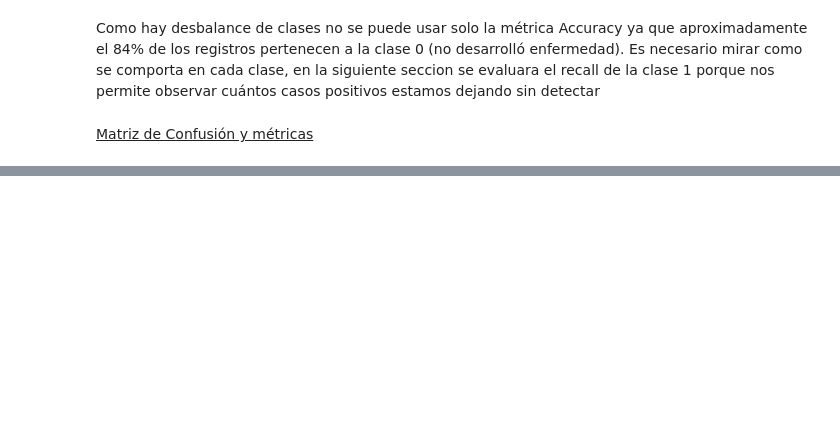
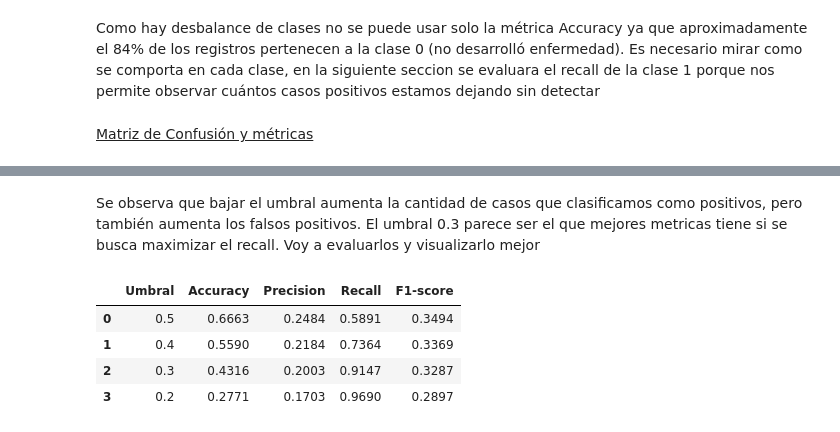
Before and after one commit to FlorenciaPavon/seminario_2026_Florencia_Pavon, a Jupyter notebook: TP_final_integrador/notebook/entrenamiento.ipynb, the cells around one changed output, grey strips where cells are left out. Saved outputs shown, nothing was run; the diff lists cells and outputs as text; code cells hidden in the pictures; blank space fills up the shorter version.

Commit message:
entrenamiento y prueba del modelo

```diff
--- a/TP_final_integrador/notebook/entrenamiento.ipynb
+++ b/TP_final_integrador/notebook/entrenamiento.ipynb
@@ -343,7 +351,11 @@ preprocessor = ColumnTransformer(
 # %%
 model = Pipeline(steps=[
     ("preprocessor", preprocessor),
-    ("classifier", LogisticRegression(max_iter=1000))
+    #("classifier", LogisticRegression(max_iter=1000)) se cambia mas adelante ver explicacion
+    ("classifier", LogisticRegression(
+    max_iter=1000,
+    class_weight="balanced"
+    ))
 ])
 # %% [markdown]
 Entrenamiento y evaluación
@@ -383,0 +460,8 @@ weighted avg       0.78      0.84      0.79       848
+# %%
+y_proba_balanceado = model.predict_proba(X_test)[:, 1]
+# %%
+for threshold in [0.5, 0.4, 0.3, 0.2]:
+    y_pred_threshold = (y_proba_balanceado >= threshold).astype(int)
+
+    print(f"\nUmbral: {threshold}")
+    print(classification_report(y_test, y_pred_threshold))
@@ -383,0 +486,30 @@ weighted avg       0.78      0.84      0.79       848
+# %% [markdown]
+Se observa que bajar el umbral aumenta la cantidad de casos que clasificamos como positivos, pero también aumenta los falsos positivos. El umbral 0.3 parece ser el que mejores metricas tiene si se busca maximizar el recall. Voy a evaluarlos y visualizarlo mejor
+# %%
+
+resultados = []
+
+for threshold in [0.5, 0.4, 0.3, 0.2]:
+    y_pred_threshold = (
+        y_proba_balanceado >= threshold
+    ).astype(int)
+
+    resultados.append({
+        "Umbral": threshold,
+        "Accuracy": accuracy_score(y_test, y_pred_threshold),
+        "Precision": precision_score(y_test, y_pred_threshold),
+        "Recall": recall_score(y_test, y_pred_threshold),
+        "F1-score": f1_score(y_test, y_pred_threshold)
+    })
+
+import pandas as pd
+
+df_resultados = pd.DataFrame(resultados)
+
+df_resultados.round(4)
+# %% [output]
+|  | Umbral | Accuracy | Precision | Recall | F1-score |
+| 0 | 0.5 | 0.6663 | 0.2484 | 0.5891 | 0.3494 |
+| 1 | 0.4 | 0.5590 | 0.2184 | 0.7364 | 0.3369 |
+| 2 | 0.3 | 0.4316 | 0.2003 | 0.9147 | 0.3287 |
+| 3 | 0.2 | 0.2771 | 0.1703 | 0.9690 | 0.2897 |
```
Also changed, not shown: parts of 24 cells of this notebook.
